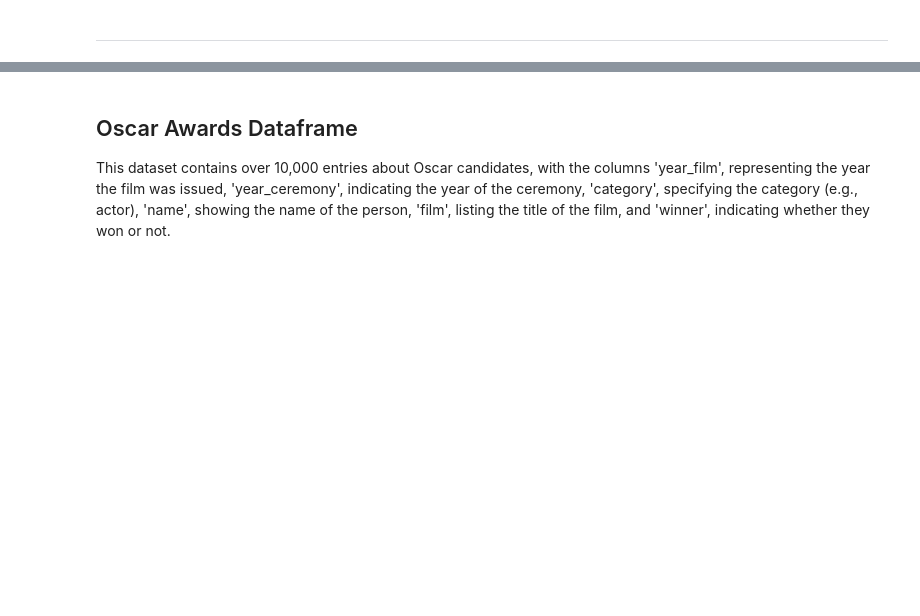
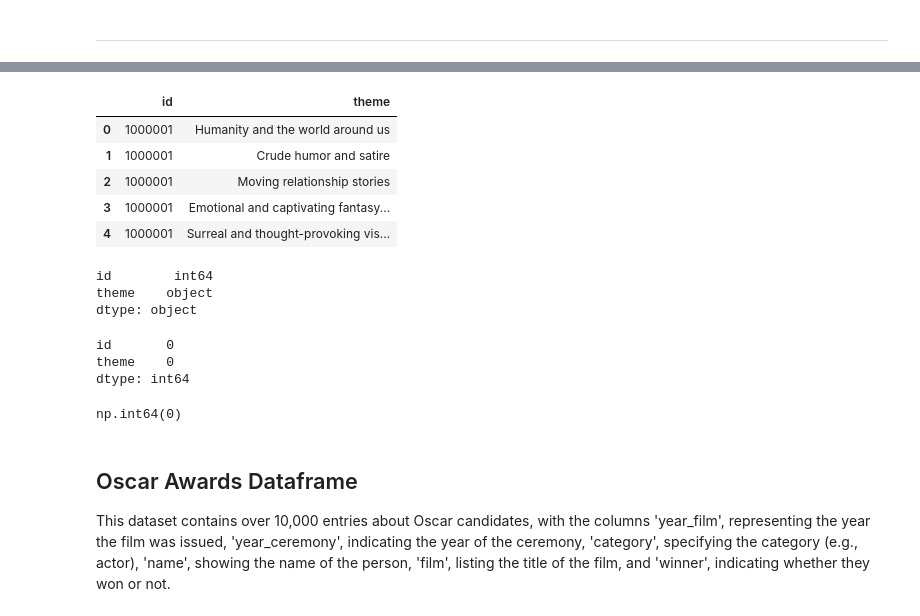
Before and after one commit to Yassek98/IUM-TWEB-Project, a Jupyter notebook: solution/notebooks/explorations/data_exploration.ipynb, the cells around one changed output, grey strips where cells are left out. Cells and saved outputs as stored; diff of their text form; code cells hidden in the pictures; blank space fills up the shorter version.

```diff
--- a/solution/notebooks/explorations/data_exploration.ipynb
+++ b/solution/notebooks/explorations/data_exploration.ipynb
@@ -417,0 +565,2 @@ np.int64(0)
+# %%
+themes_df = pd.read_csv('../csv/themes.csv')
@@ -417,0 +571,15 @@ np.int64(0)
+# %%
+themes_df.head()
+# %% [output]
+|  | id | theme |
+| 0 | 1000001 | Humanity and the world around us |
+| 1 | 1000001 | Crude humor and satire |
+| 2 | 1000001 | Moving relationship stories |
+| 3 | 1000001 | Emotional and captivating fantasy... |
+| 4 | 1000001 | Surreal and thought-provoking vis... |
+# %%
+themes_df.dtypes
+# %% [output]
+id        int64
+theme    object
+dtype: object
@@ -418,3 +588,13 @@ np.int64(0)
+# %%
+themes_df.isna().sum()
+# %% [output]
+id       0
+theme    0
+dtype: int64
+# %%
+themes_df.duplicated().sum()
+# %% [output]
+np.int64(0)
 # %% [markdown]
 ## Oscar Awards Dataframe
 This dataset contains over 10,000 entries about Oscar candidates, with the columns 'year_film', representing the year the film was issued, 'year_ceremony', indicating the year of the ceremony, 'category', specifying the category (e.g., actor), 'name', showing the name of the person, 'film', listing the title of the film, and 'winner', indicating whether they won or not.
```
Also changed, not shown: parts of 52 cells of this notebook.
